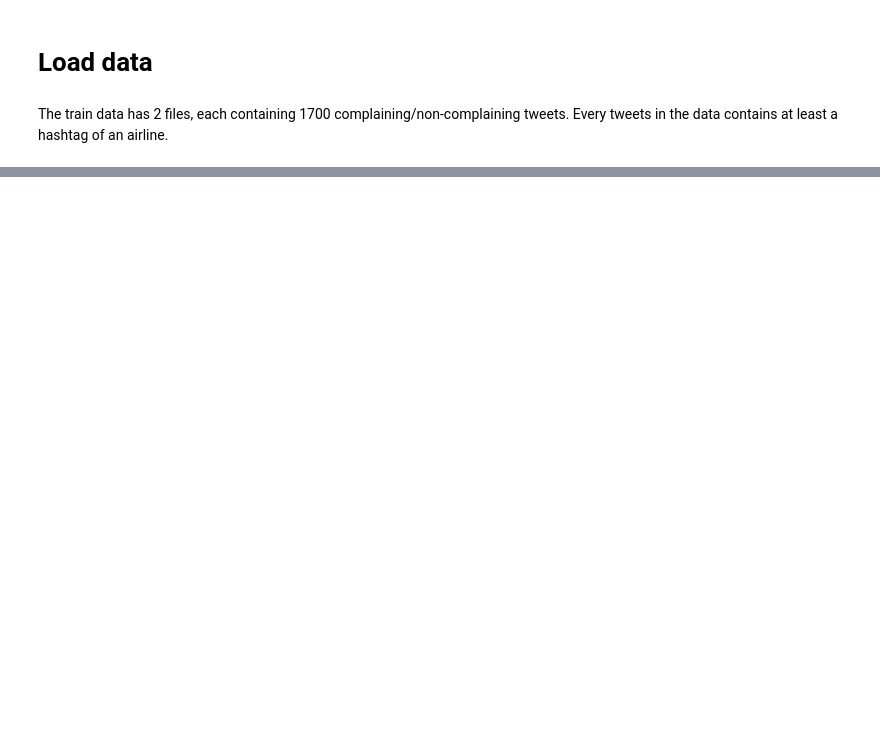
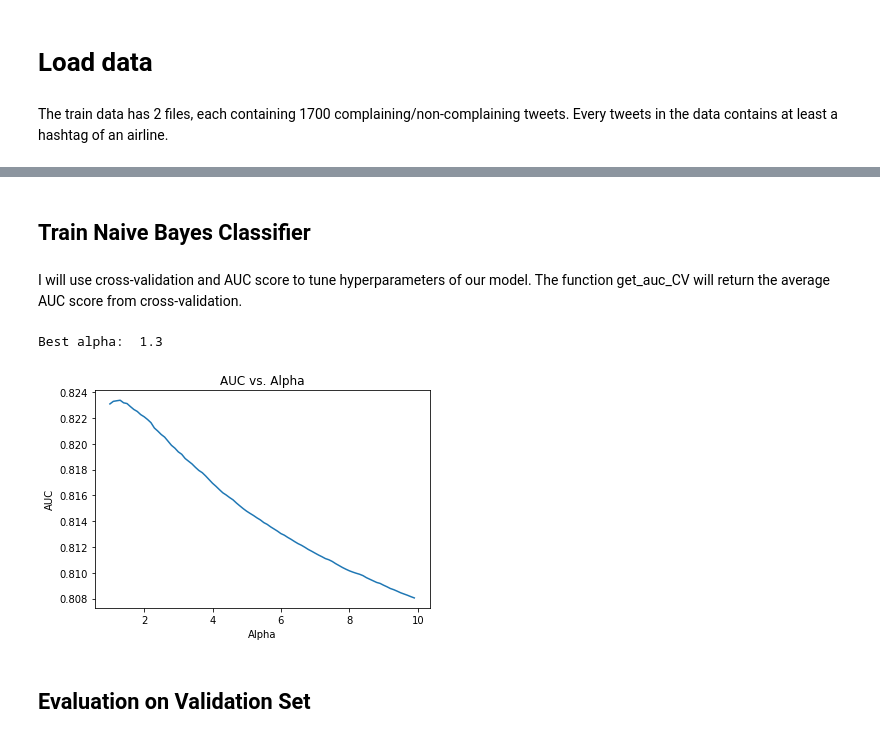
Before and after one commit to kluo9/NLP, a Jupyter notebook: Sentiment_Analysis_finetune_BERT.ipynb, the cells around one changed output, grey strips where cells are left out. Drawn from its saved outputs; the diff is of its cells as text; code cells hidden in the pictures; blank space fills up the shorter version.

```diff
--- a/Sentiment_Analysis_finetune_BERT.ipynb
+++ b/Sentiment_Analysis_finetune_BERT.ipynb
@@ -55,0 +168,14 @@ data.sample(5)
+# %%
+%%time
+from sklearn.feature_extraction.text import TfidfVectorizer
+
+# Preprocess text
+X_train_preprocessed = np.array([text_preprocessing(text) for text in X_train])
+X_val_preprocessed = np.array([text_preprocessing(text) for text in X_val])
+
+# Calculate TF-IDF
+tf_idf = TfidfVectorizer(ngram_range=(1, 3),
+                         binary=True,
+                         smooth_idf=False)
+X_train_tfidf = tf_idf.fit_transform(X_train_preprocessed)
+X_val_tfidf = tf_idf.transform(X_val_preprocessed)
@@ -55,0 +185,39 @@ data.sample(5)
+# %% [markdown]
+## Train Naive Bayes Classifier
+# %% [markdown]
+I will use cross-validation and AUC score to tune hyperparameters of our model. The function get_auc_CV will return the average AUC score from cross-validation.
+# %%
+from sklearn.model_selection import StratifiedKFold, cross_val_score
+
+def get_auc_CV(model):
+    """
+    Return the average AUC score from cross-validation.
+    """
+    # Set KFold to shuffle data before the split
+    kf = StratifiedKFold(5, shuffle=True, random_state=1)
+
+    # Get AUC scores
+    auc = cross_val_score(
+        model, X_train_tfidf, y_train, scoring="roc_auc", cv=kf)
+
+    return auc.mean()
+# %%
+from sklearn.naive_bayes import MultinomialNB
+
+res = pd.Series([get_auc_CV(MultinomialNB(alpha = i))
+                 for i in np.arange(1, 10, 0.1)],
+                index=np.arange(1, 10, 0.1))
+
+best_alpha = np.round(res.idxmax(), 2)
+print('Best alpha: ', best_alpha)
+
+plt.plot(res)
+plt.title('AUC vs. Alpha')
+plt.xlabel('Alpha')
+plt.ylabel('AUC')
+plt.show()
+# %% [output]
+Best alpha:  1.3
+[figure, added]
+# %% [markdown]
+## Evaluation on Validation Set
```
Also changed, not shown: parts of 16 cells of this notebook.
